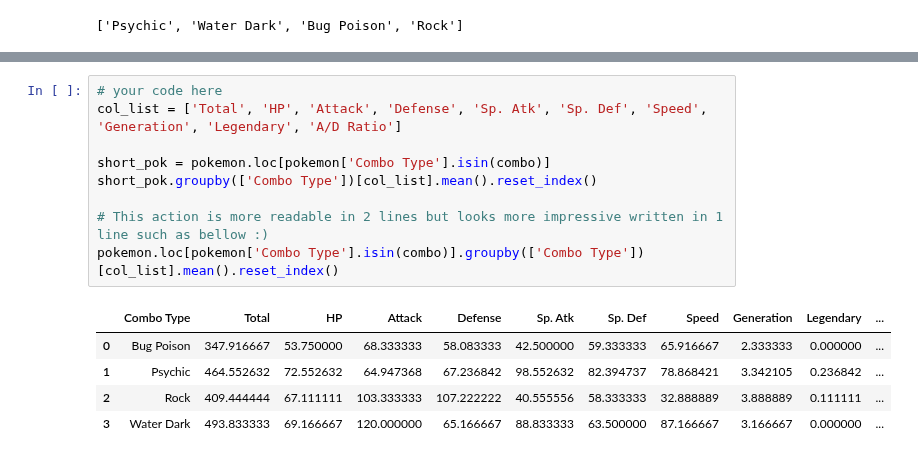
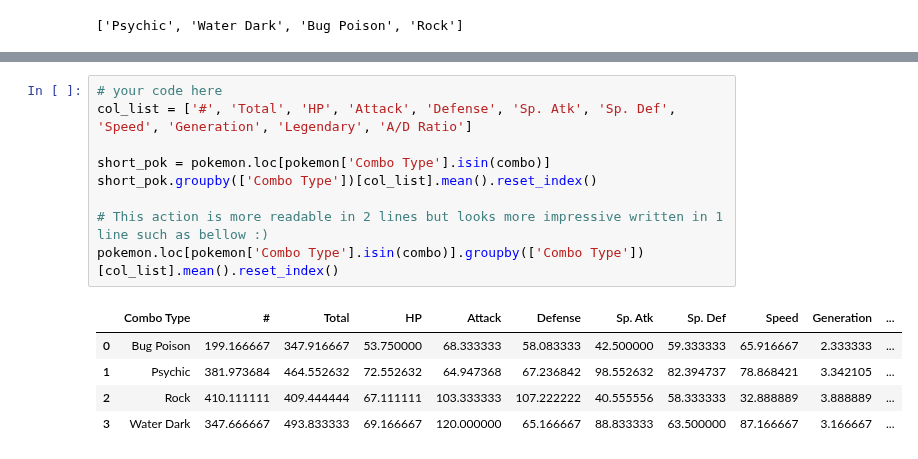
Before and after one commit to jmolendijk/dataV2-labs, a Jupyter notebook: module-1/Dataframe-Calculations/your-code/challenge-1.ipynb, the cells around one changed output, grey strips where cells are left out. Cells and saved outputs as stored; diff of their text form.

```diff
--- a/module-1/Dataframe-Calculations/your-code/challenge-1.ipynb
+++ b/module-1/Dataframe-Calculations/your-code/challenge-1.ipynb
@@ -207,16 +207,16 @@ Your output should look like below:
 ![Aggregate](../images/aggregated-mean.png)
 # %%
 # your code here
-col_list = ['Total', 'HP', 'Attack', 'Defense', 'Sp. Atk', 'Sp. Def', 'Speed', 'Generation', 'Legendary', 'A/D Ratio']
+col_list = ['#', 'Total', 'HP', 'Attack', 'Defense', 'Sp. Atk', 'Sp. Def', 'Speed', 'Generation', 'Legendary', 'A/D Ratio']
 
 short_pok = pokemon.loc[pokemon['Combo Type'].isin(combo)]
 short_pok.groupby(['Combo Type'])[col_list].mean().reset_index()
 
 # This action is more readable in 2 lines but looks more impressive written in 1 line such as bellow :)
 pokemon.loc[pokemon['Combo Type'].isin(combo)].groupby(['Combo Type'])[col_list].mean().reset_index()
 # %% [output]
-|  | Combo Type | Total | HP | Attack | Defense | Sp. Atk | Sp. Def | Speed | Generation | Legendary | ... |
-| 0 | Bug Poison | 347.916667 | 53.750000 | 68.333333 | 58.083333 | 42.500000 | 59.333333 | 65.916667 | 2.333333 | 0.000000 | ... |
-| 1 | Psychic | 464.552632 | 72.552632 | 64.947368 | 67.236842 | 98.552632 | 82.394737 | 78.868421 | 3.342105 | 0.236842 | ... |
-| 2 | Rock | 409.444444 | 67.111111 | 103.333333 | 107.222222 | 40.555556 | 58.333333 | 32.888889 | 3.888889 | 0.111111 | ... |
-| 3 | Water Dark | 493.833333 | 69.166667 | 120.000000 | 65.166667 | 88.833333 | 63.500000 | 87.166667 | 3.166667 | 0.000000 | ... |
+|  | Combo Type | # | Total | HP | Attack | Defense | Sp. Atk | Sp. Def | Speed | Generation | ... |
+| 0 | Bug Poison | 199.166667 | 347.916667 | 53.750000 | 68.333333 | 58.083333 | 42.500000 | 59.333333 | 65.916667 | 2.333333 | ... |
+| 1 | Psychic | 381.973684 | 464.552632 | 72.552632 | 64.947368 | 67.236842 | 98.552632 | 82.394737 | 78.868421 | 3.342105 | ... |
+| 2 | Rock | 410.111111 | 409.444444 | 67.111111 | 103.333333 | 107.222222 | 40.555556 | 58.333333 | 32.888889 | 3.888889 | ... |
+| 3 | Water Dark | 347.666667 | 493.833333 | 69.166667 | 120.000000 | 65.166667 | 88.833333 | 63.500000 | 87.166667 | 3.166667 | ... |
```
Also changed, not shown: parts of 1 cell of this notebook.
